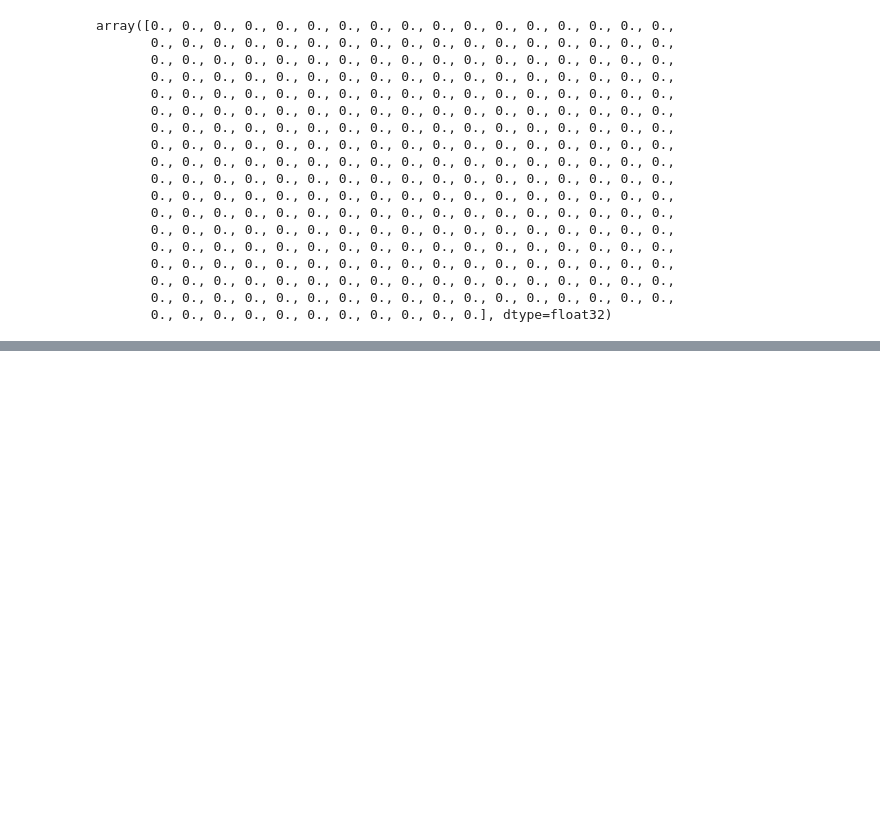
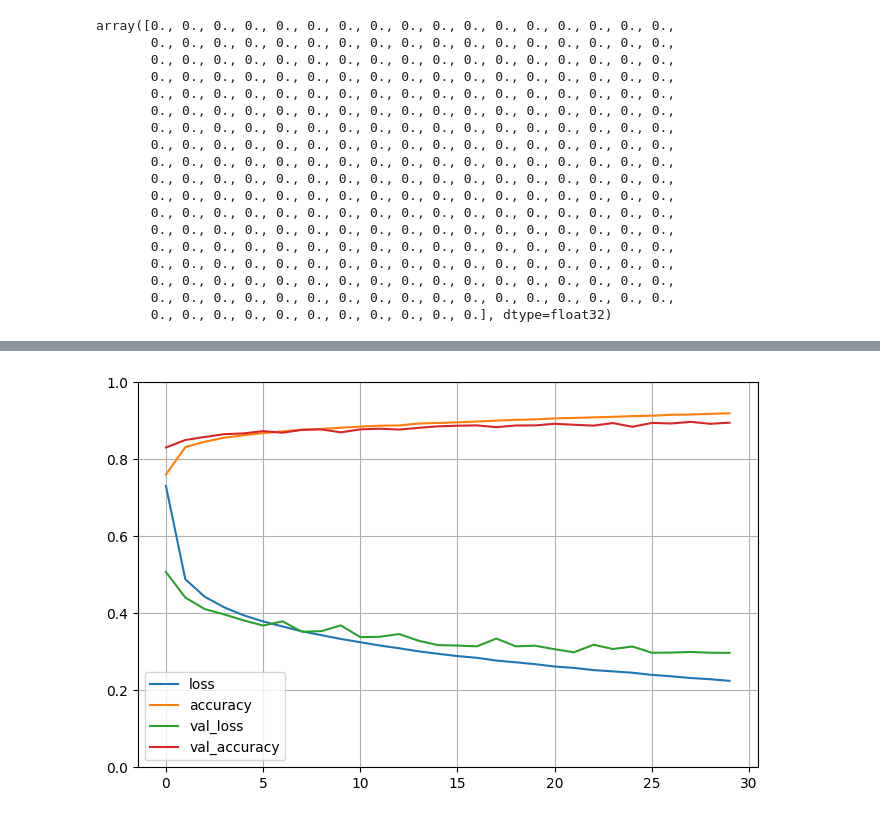
Before and after one commit to menmenmeng/TIL, a Jupyter notebook: ML/ML_only/oreil_ml_ch10_keras.ipynb, the cells around one changed output, grey strips where cells are left out. Drawn from its saved outputs; the diff is of its cells as text; code cells hidden in the pictures; blank space fills up the shorter version.

```diff
--- a/ML/ML_only/oreil_ml_ch10_keras.ipynb
+++ b/ML/ML_only/oreil_ml_ch10_keras.ipynb
@@ -115,3 +115,11 @@ array([0., 0., 0., 0., 0., 0., 0., 0., 0., 0., 0., 0., 0., 0., 0., 0., 0.,
        0., 0., 0., 0., 0., 0., 0., 0., 0., 0., 0., 0., 0., 0., 0., 0., 0.,
        0., 0., 0., 0., 0., 0., 0., 0., 0., 0., 0., 0., 0., 0., 0., 0., 0.,
        0., 0., 0., 0., 0., 0., 0., 0., 0., 0., 0.], dtype=float32)
+# %%
+# 모델 컴파일
+model.compile(loss="sparse_categorical_crossentropy",
+              optimizer="sgd",
+              metrics=["accuracy"])
+
+# 모델 훈련
+history = model.fit(X_train, y_train, epochs=30, validation_data=(X_valid, y_valid))
@@ -117,0 +147,7 @@ array([0., 0., 0., 0., 0., 0., 0., 0., 0., 0., 0., 0., 0., 0., 0., 0., 0.,
+# %%
+pd.DataFrame(history.history).plot(figsize=(8, 5))
+plt.grid(True)
+plt.gca().set_ylim(0, 1)
+plt.show()
+# %% [output]
+[figure, added]
```
Also changed, not shown: parts of 41 cells of this notebook, 1 other file.
